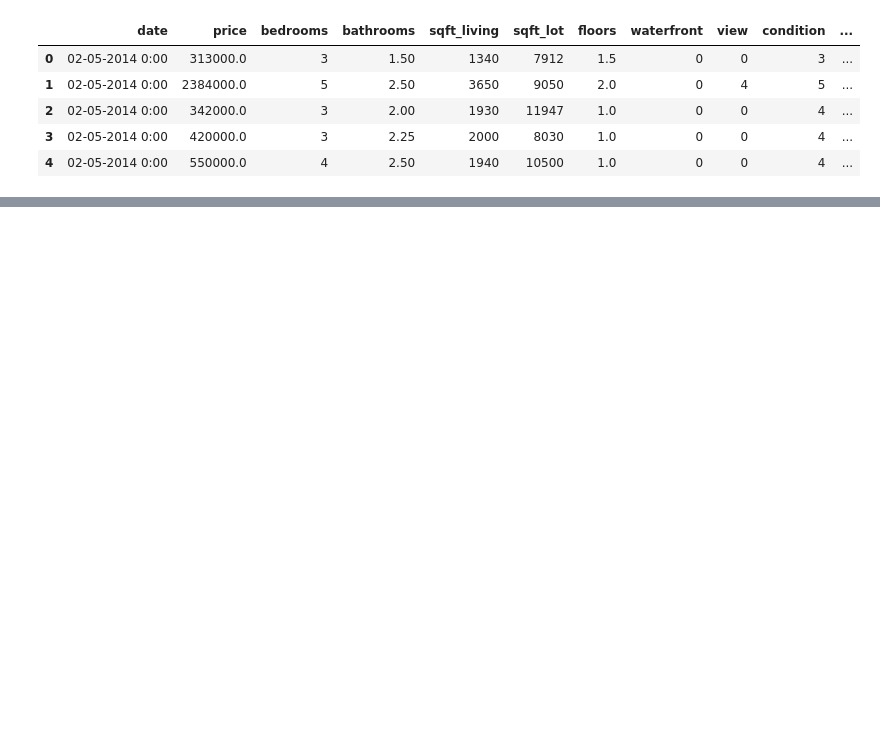
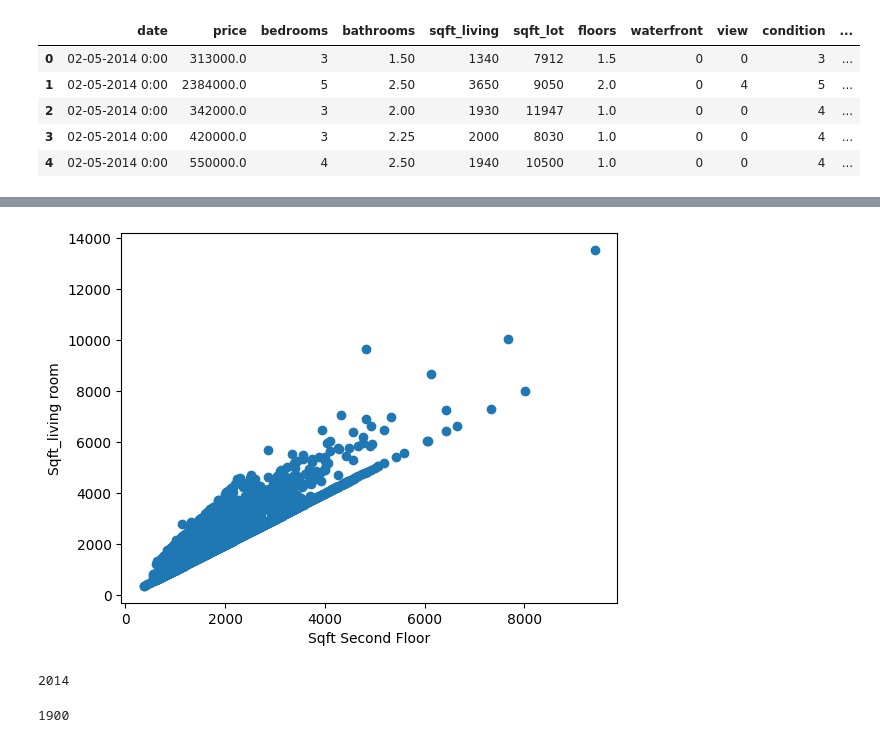
Before and after one commit to samsomsabu/machine_learning, a Jupyter notebook: 2348549_Ex1.ipynb, the cells around one changed output, grey strips where cells are left out. Drawn from its saved outputs; the diff is of its cells as text; code cells hidden in the pictures; blank space fills up the shorter version.

```diff
--- a/2348549_Ex1.ipynb
+++ b/2348549_Ex1.ipynb
@@ -123,0 +106,15 @@ KeyError: ignored
+# %%
+plt.scatter(df['sqft_above'],df['sqft_living'])
+plt.xlabel('Sqft Second Floor')
+plt.ylabel('Sqft_living room')
+plt.show()
+# %% [output]
+[figure, added]
+# %%
+df['yr_built'].max()
+# %% [output]
+2014
+# %%
+df['yr_built'].min()
+# %% [output]
+1900
```
Also changed, not shown: parts of 27 cells of this notebook.
